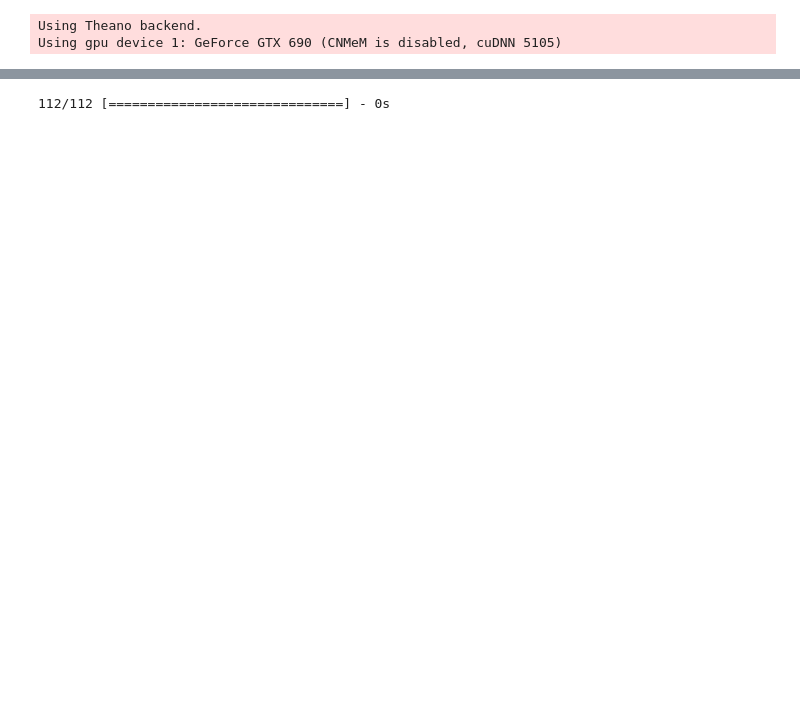
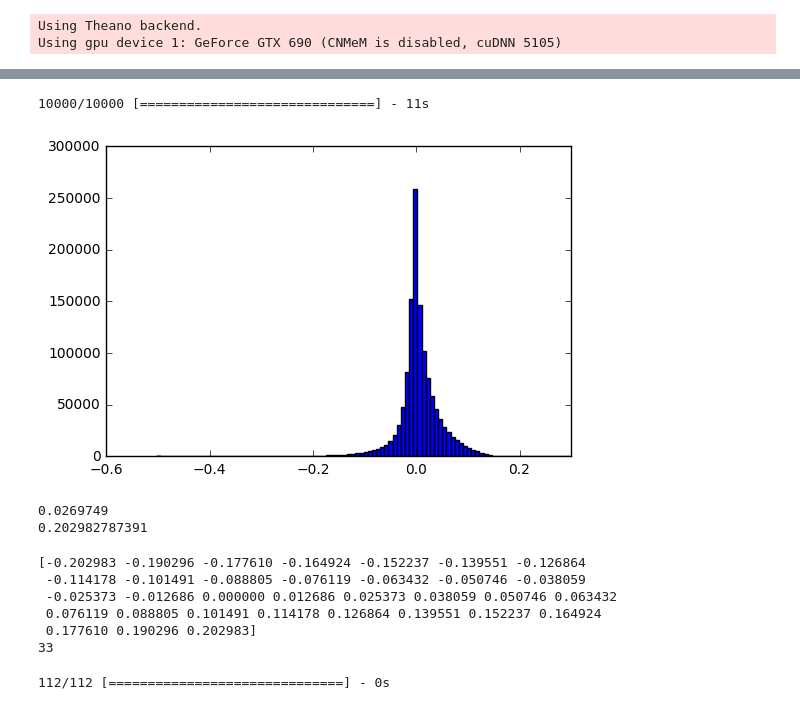
Before and after one commit to sri-kankanahalli/autoencoder-speech-compression, a Jupyter notebook: Regression Autoencoder - Residual.ipynb, the cells around one changed output, grey strips where cells are left out. Drawn from its saved outputs; the diff is of its cells as text; code cells hidden in the pictures; blank space fills up the shorter version.

Commit message:
Testing Laplacian quantization modeling

```diff
--- a/Regression Autoencoder - Residual.ipynb
+++ b/Regression Autoencoder - Residual.ipynb
@@ -66,6 +66,6 @@ from windowingFunctions import *
 from utility import *
 # %%
 # read in 100 WAVs from TIMIT training set
-rawWaveforms = load_TIMIT_train(TIMIT_DIR, 2000)
+rawWaveforms = load_TIMIT_train(TIMIT_DIR, 1000)
 # %% [output]
 Reading in .wav files...
@@ -91,7 +92,7 @@ def preprocessWindows(windows):
 
     for i in xrange(0, processed.shape[0]):
         processed[i] /= maxabs[i]
-    processed *= 0.98
+    #processed *= 0.98
 
     #processed = (processed + 1.0) / 2.0
 
@@ -102,7 +103,7 @@ def unpreprocessWindows(windows, params):
     scl = params[0]
 
     unprocessed = np.copy(windows)
-    unprocessed /= 0.98
+    #unprocessed /= 0.98
 
     #nprocessed = (unprocessed * 2.0) - 1.0
 
@@ -929,3 +1072,40 @@ Max/min recons:  21431.6 -17516.6
+# %%
+all_embed = aac_enc.predict(X_train[:10000], batch_size = BATCH_SIZE, verbose = 1)
+# %% [output]
+10000/10000 [==============================] - 11s
+# %%
+scalars = all_embed.flatten()
+log_scalars = np.log((scalars + 1.0) / 2.0)
+# %%
+plt.hist(scalars, bins=100)
+plt.show()
+# %% [output]
+[figure, added]
+# %%
+# we model the code as a zero-centered Laplacian distribution
+beta = np.mean(np.abs(scalars))
+print beta
+
+# we want to "cut off" at a certain probability
+cutoff_p = 0.01
+clipval = beta * math.log(1.0 / (2.0 * beta * cutoff_p))
+# %% [output]
+0.0269749
+0.202982787391
+# %%
+x = np.linspace(-1.0, 1.0, 200)
+
+x = np.round(x * 16.0).astype('int')
+s = set(x)
+print np.array(sorted(list(s))) / 16.0 * clipval
+print len(s)
+# %% [output]
+[-0.202983 -0.190296 -0.177610 -0.164924 -0.152237 -0.139551 -0.126864
+ -0.114178 -0.101491 -0.088805 -0.076119 -0.063432 -0.050746 -0.038059
+ -0.025373 -0.012686 0.000000 0.012686 0.025373 0.038059 0.050746 0.063432
+ 0.076119 0.088805 0.101491 0.114178 0.126864 0.139551 0.152237 0.164924
+ 0.177610 0.190296 0.202983]
+33
 # %%
 [rate, data] = sciwav.read("./SA1.WAV")
 processedWave, wparams = preprocessWaveform(data)
```
Also changed, not shown: parts of 20 cells of this notebook.
